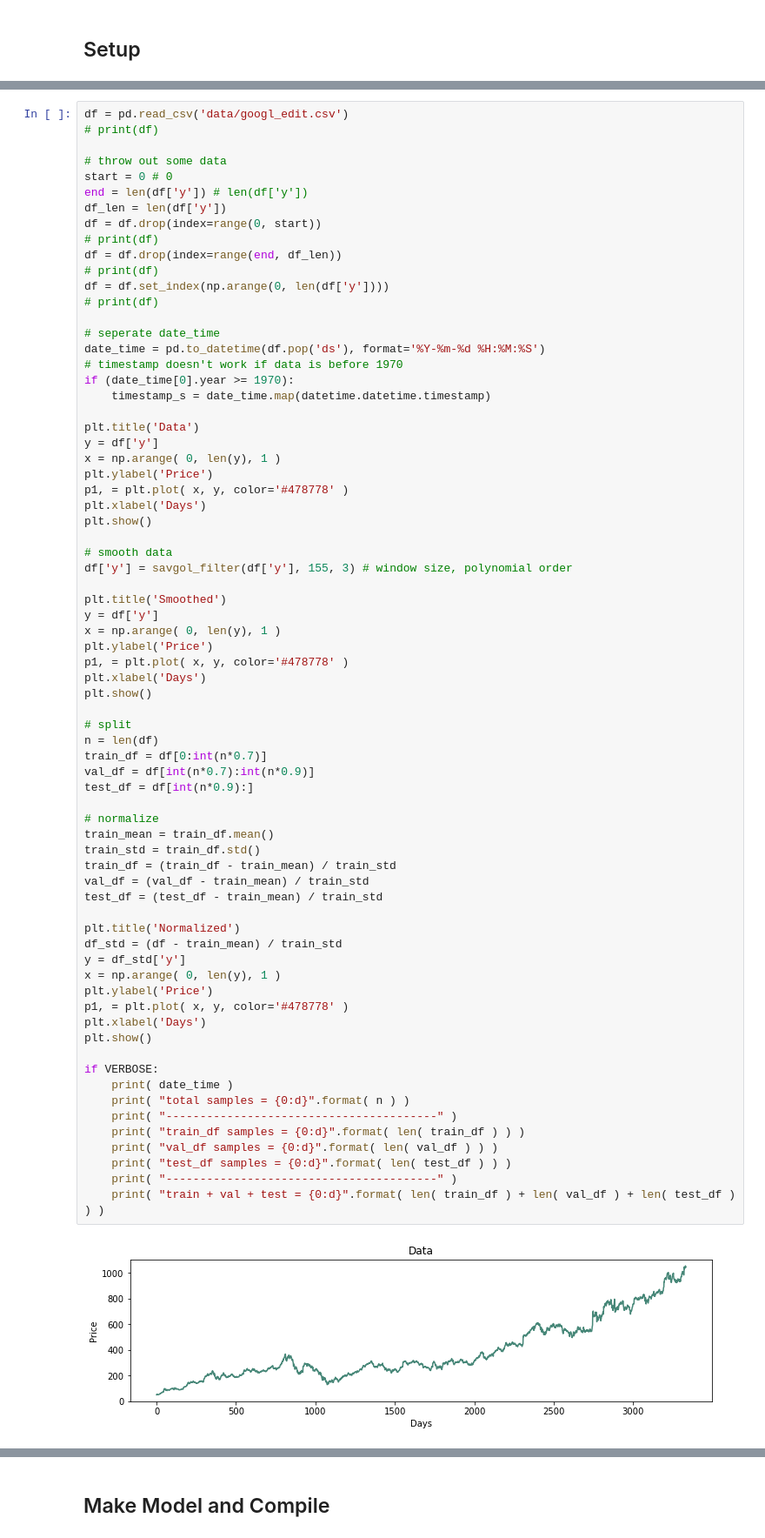
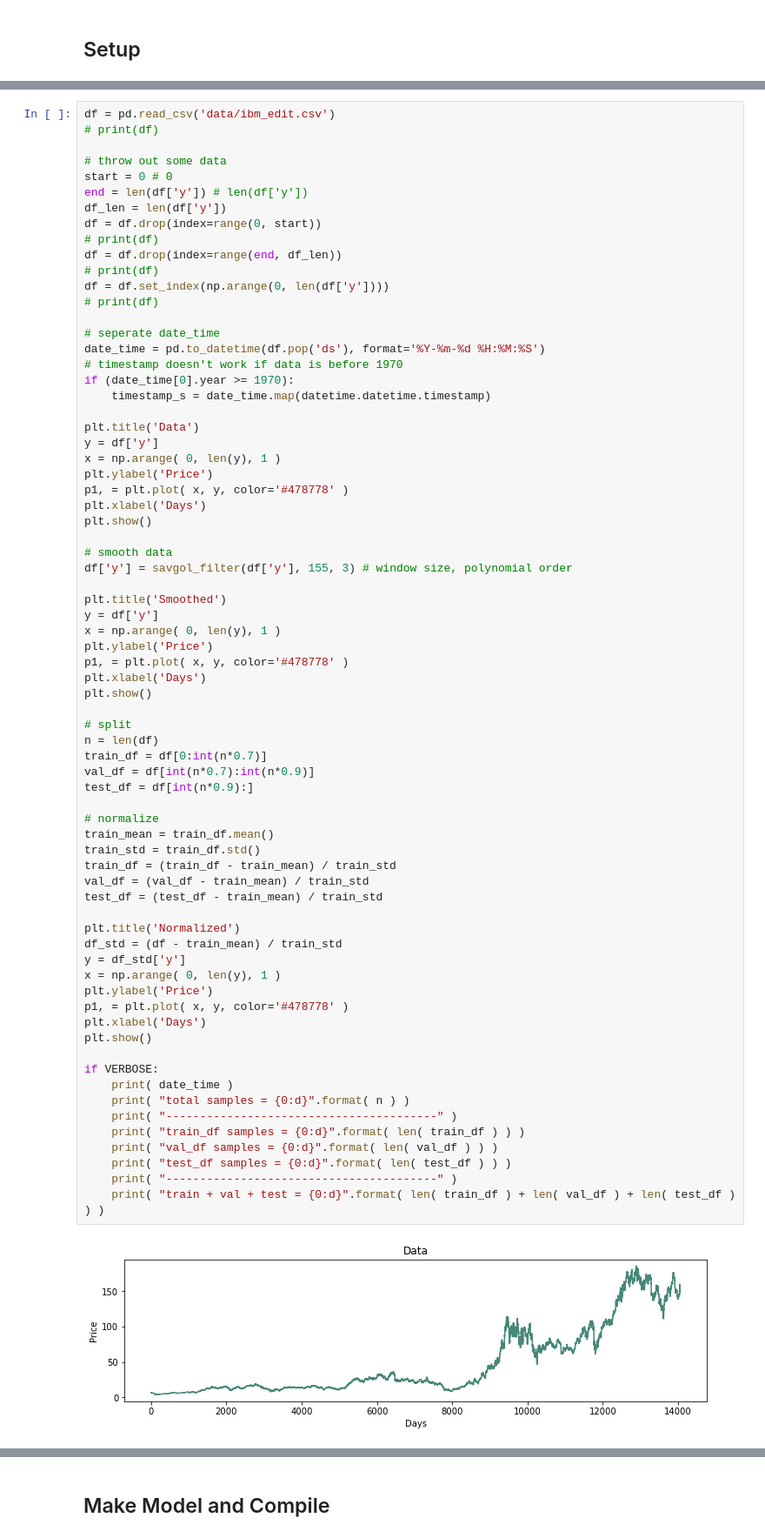
Before and after one commit to Grant-Syt/495_stock_forecast, a Jupyter notebook: stock_forecast.ipynb, the cells around one changed output, grey strips where cells are left out. Shown at 87% size. Drawn from its saved outputs; the diff is of its cells as text.

```diff
--- a/stock_forecast.ipynb
+++ b/stock_forecast.ipynb
@@ -47,5 +48,5 @@ Setup Complete
 # %%
-df = pd.read_csv('data/googl_edit.csv')
+df = pd.read_csv('data/ibm_edit.csv')
 # print(df)
 
 # throw out some data
@@ -89,31 +90,31 @@ n = len(df)
 train_df = df[0:int(n*0.7)]
 val_df = df[int(n*0.7):int(n*0.9)]
 test_df = df[int(n*0.9):]
 
 # normalize
 train_mean = train_df.mean()
 train_std = train_df.std()
 train_df = (train_df - train_mean) / train_std
 val_df = (val_df - train_mean) / train_std
 test_df = (test_df - train_mean) / train_std
 
 plt.title('Normalized')
 df_std = (df - train_mean) / train_std
 y = df_std['y']
 x = np.arange( 0, len(y), 1 )
 plt.ylabel('Price')
 p1, = plt.plot( x, y, color='#478778' )
 plt.xlabel('Days')
 plt.show()
 
 if VERBOSE:
     print( date_time )
     print( "total samples = {0:d}".format( n ) )
     print( "----------------------------------------" )
     print( "train_df samples = {0:d}".format( len( train_df ) ) )
     print( "val_df samples = {0:d}".format( len( val_df ) ) )
     print( "test_df samples = {0:d}".format( len( test_df ) ) )
     print( "----------------------------------------" )
     print( "train + val + test = {0:d}".format( len( train_df ) + len( val_df ) + len( test_df ) ) )
 # %% [output]
-[figure, old version]
+[figure, new version]
```
Also changed, not shown: parts of 25 cells of this notebook, 2 other files.
